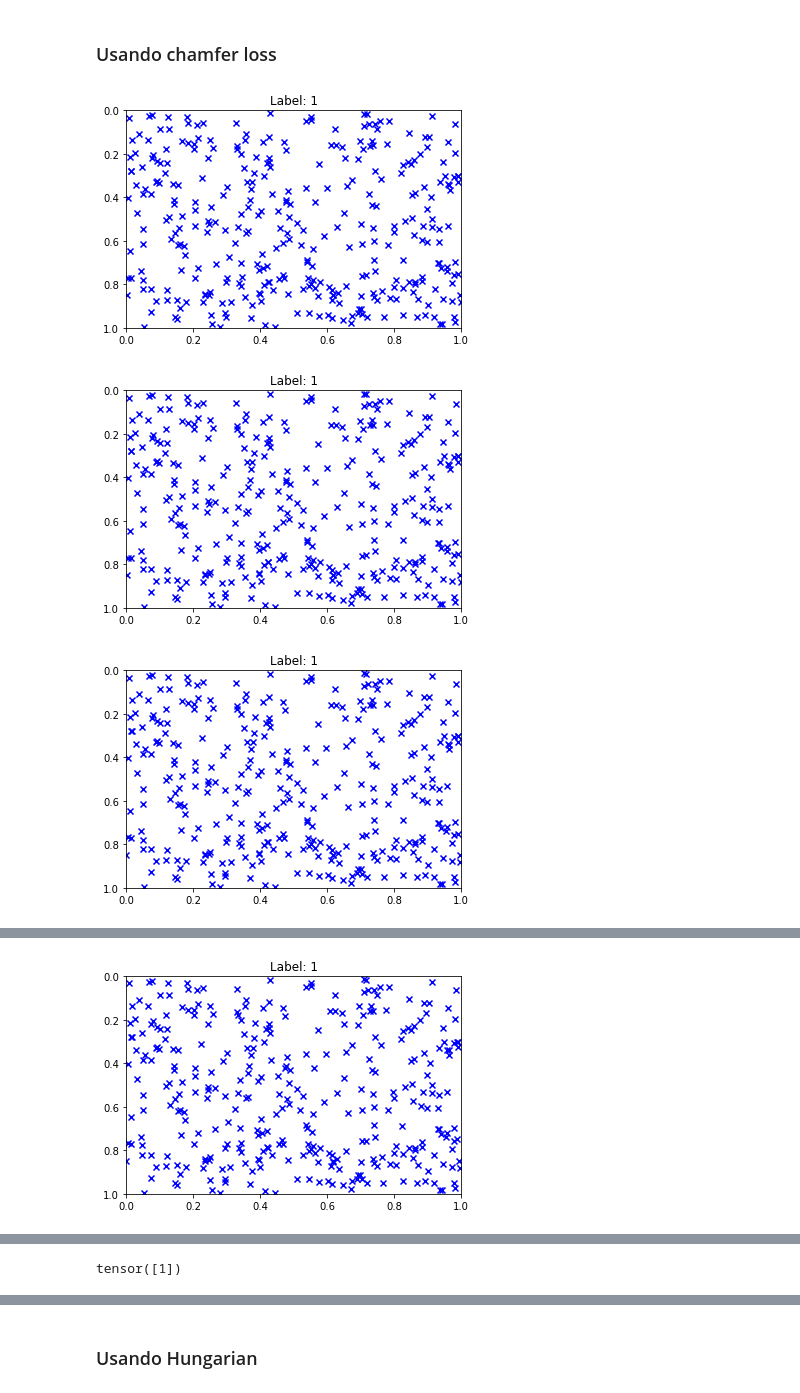
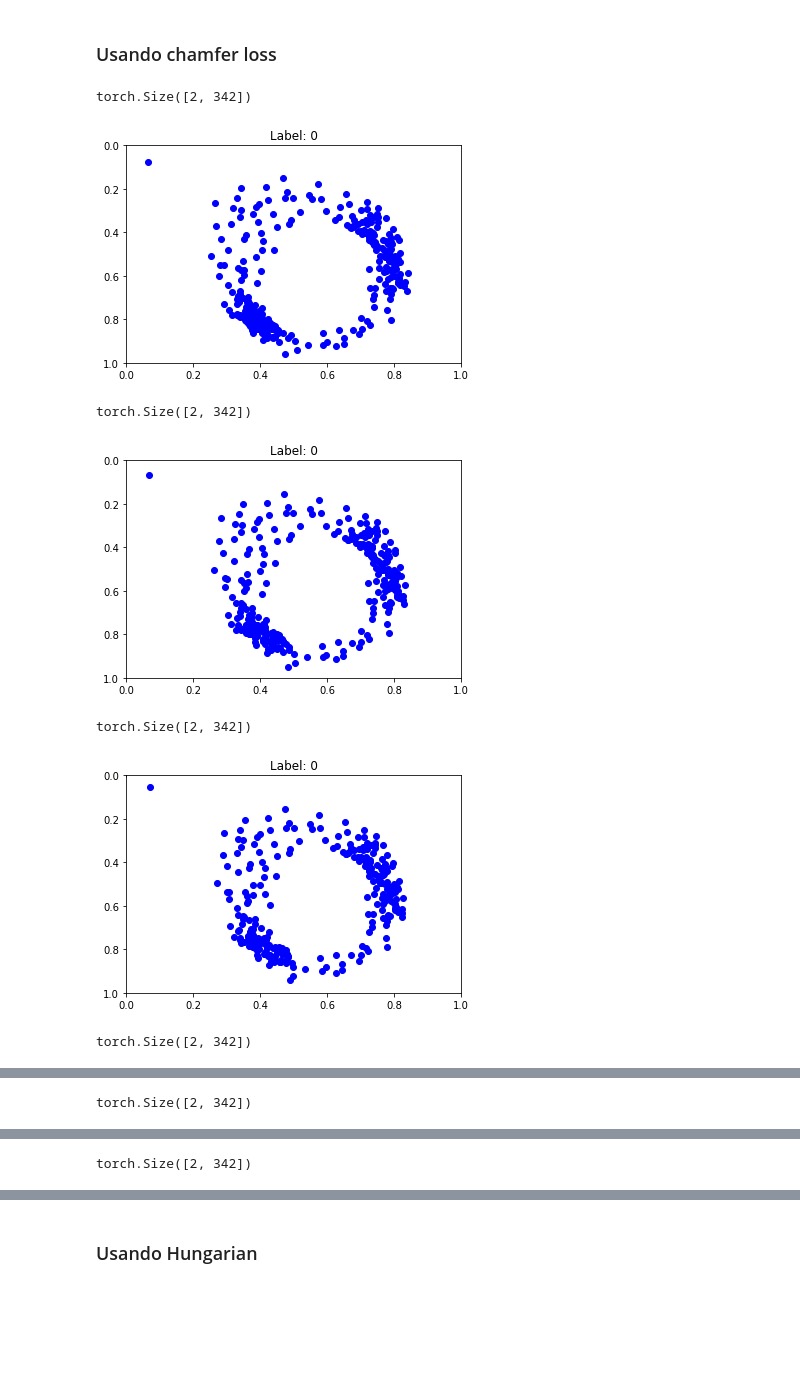
Before and after one commit to AhmedBegggaUA/SetXAI, a Jupyter notebook: src/DSPN-Autoencoder.ipynb, the cells around one changed output, grey strips where cells are left out. Cells and saved outputs as stored; diff of their text form; code cells hidden in the pictures; blank space fills up the shorter version.

```diff
--- a/src/DSPN-Autoencoder.ipynb
+++ b/src/DSPN-Autoencoder.ipynb
@@ -109,6 +109,3 @@ Net(
 optimizer = torch.optim.Adam(
     [p for p in net.parameters() if p.requires_grad], lr=0.01
 )
-# %%
-data_iter = iter(train_loader)
-sample = data_iter.next()
@@ -116,7 +118,7 @@ sample = data_iter.next()
 ### Usando chamfer loss
 # %%
 for i in range(100):
-    input, target_set, target_mask = map(lambda x: x, sample)
+    input, target_set, target_mask = expected,sample,mask_sample
     if(i == 1):
         print(input)
     (progress, masks, evals, gradn), (y_enc, y_label) = net(input, target_set, target_mask)
@@ -125,39 +127,43 @@ for i in range(100):
     #plt.tight_layout()
     #print(len(progress))
         for  a in progress:
-          #print(a.shape)
-            #a = a.cpu().data.numpy()
-            x, y = a[0].detach().cpu().numpy()
-            plt.scatter(x[:342], y[:342],marker='x',color ='b')
+            sam = a[0].detach().numpy()
+            x = sam[1, :]
+            y = sam[0, :]
+            pyplot.scatter(x, y,color ='b')
             #plt.axes().set_aspect("equal")
             plt.axis([0, 1, 1, 0])
             plt.title('Label: {}'.format(input[0]))
             #plt.savefig('test.png')
             plt.show()
             progress_only = progress
 
   # if using mask as feature, concat mask feature into progress
     target_set = torch.cat(
       [target_set, target_mask.unsqueeze(dim=1)], dim=1)
     progress = [
       torch.cat([p, m.unsqueeze(dim=1)], dim=1)
       for p, m in zip(progress, masks)
             ]
   # dim 0 is over the inner iteration steps
   # target set is broadcasted over dim 0
     set_loss = chamfer_loss(
       torch.stack(progress), target_set.unsqueeze(0)
     )
     loss = set_loss.mean()
-    #print(set_loss)
+    print(set_loss)
     #print(loss)
     progress = progress_only
 
     #print("New progress",len(progress))
     optimizer.zero_grad()
     loss.backward()
     optimizer.step()
 # %% [output]
+torch.Size([2, 342])
-[figure, old version]
+[figure, new version]
+torch.Size([2, 342])
-[figure, old version]
+[figure, new version]
+torch.Size([2, 342])
-[figure, old version]
+[figure, new version]
+torch.Size([2, 342])
@@ -164,0 +171 @@ for i in range(100):
+torch.Size([2, 342])
@@ -165,0 +173 @@ for i in range(100):
+torch.Size([2, 342])
@@ -167 +174,0 @@ for i in range(100):
-[figure, removed]
@@ -172 +174,0 @@ for i in range(100):
-tensor([1])
```
Also changed, not shown: parts of 9 cells of this notebook, 5 other files.
